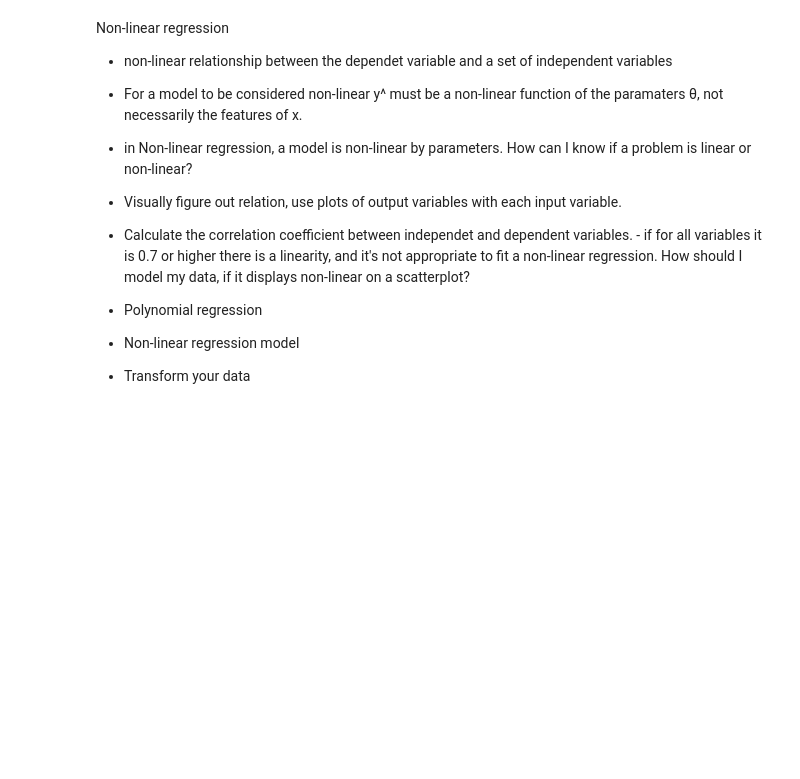
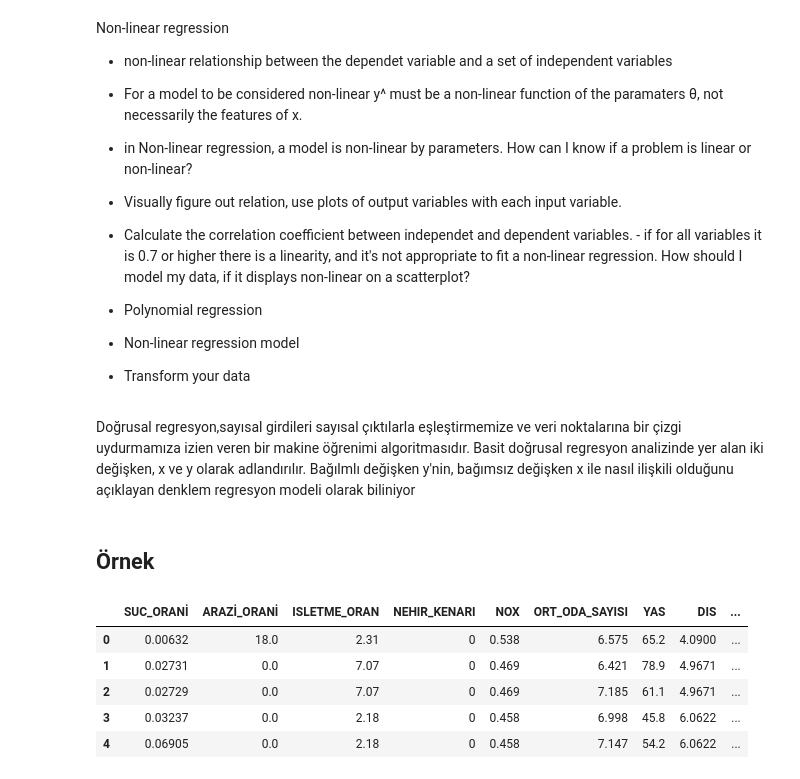
Before and after one commit to BusraSarikaya1/data, a Jupyter notebook: week 7/7-non-lear-regression.ipynb, the cells around one changed output. Drawn from its saved outputs; the diff is of its cells as text; code cells hidden in the pictures; blank space fills up the shorter version.

```diff
--- a/week 7/7-non-lear-regression.ipynb
+++ b/week 7/7-non-lear-regression.ipynb
@@ -43,3 +43,7 @@ How should I model my data, if it displays non-linear on a scatterplot?
 - Polynomial regression
 - Non-linear regression model
 - Transform your data
+# %% [markdown]
+Doğrusal regresyon,sayısal girdileri sayısal çıktılarla eşleştirmemize ve veri noktalarına bir çizgi uydurmamıza izien veren bir makine öğrenimi algoritmasıdır. Basit doğrusal regresyon analizinde yer alan iki değişken, x ve y olarak adlandırılır. Bağılmlı değişken y'nin, bağımsız değişken x ile nasıl ilişkili olduğunu açıklayan denklem regresyon modeli olarak biliniyor
+# %% [markdown]
+## Örnek
@@ -45,0 +62,9 @@ How should I model my data, if it displays non-linear on a scatterplot?
+# %%
+df.head()
+# %% [output]
+|  | SUC_ORANİ | ARAZİ_ORANİ | ISLETME_ORAN | NEHIR_KENARI | NOX | ORT_ODA_SAYISI | YAS | DIS | ... |
+| 0 | 0.00632 | 18.0 | 2.31 | 0 | 0.538 | 6.575 | 65.2 | 4.0900 | ... |
+| 1 | 0.02731 | 0.0 | 7.07 | 0 | 0.469 | 6.421 | 78.9 | 4.9671 | ... |
+| 2 | 0.02729 | 0.0 | 7.07 | 0 | 0.469 | 7.185 | 61.1 | 4.9671 | ... |
+| 3 | 0.03237 | 0.0 | 2.18 | 0 | 0.458 | 6.998 | 45.8 | 6.0622 | ... |
+| 4 | 0.06905 | 0.0 | 2.18 | 0 | 0.458 | 7.147 | 54.2 | 6.0622 | ... |
```
Also changed, not shown: parts of 8 cells of this notebook.
